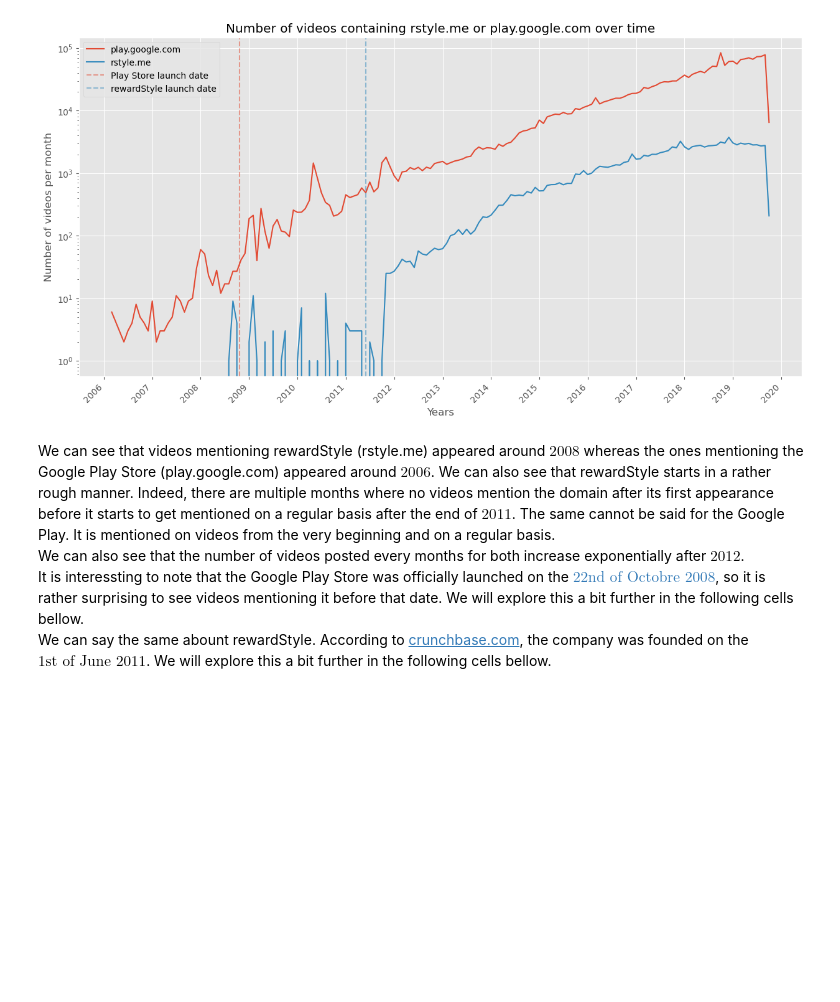
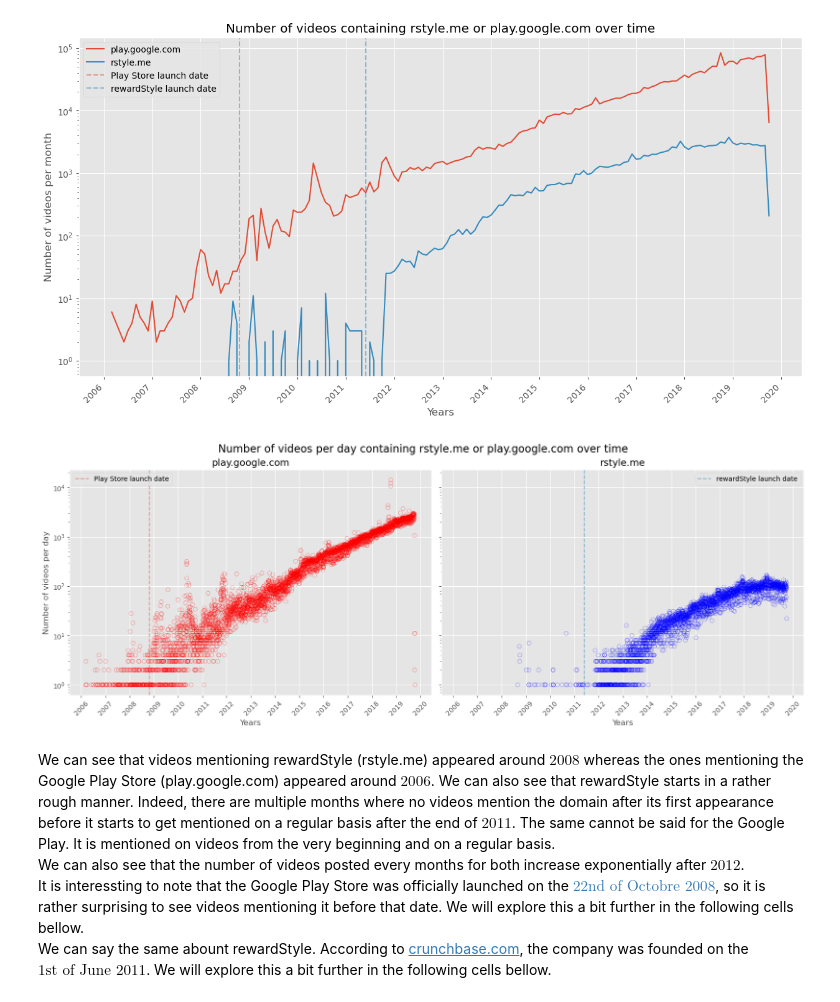
Before and after one commit to epfl-ada/ada-2022-project-fraisetagada, a Jupyter notebook: analysis/agency_analysis.ipynb, the cells around one changed output. Drawn from its saved outputs; the diff is of its cells as text; code cells hidden in the pictures; blank space fills up the shorter version.

```diff
--- a/analysis/agency_analysis.ipynb
+++ b/analysis/agency_analysis.ipynb
@@ -233,6 +236,51 @@ plt.legend()
 plt.show()
 # %% [output]
 [figure]
+# %%
+cnt_go_rs = (videos
+        .filter((videos.is_sponsored) & ((videos.domain == "rstyle.me") | (videos.domain == "play.google.com")))
+        .pandas_api()
+        .groupby(['upload_date', "domain"])
+        .size()
+        .reset_index()
+        .sort_index()
+        .rename(columns={0: "count"})
+)
+# %%
+cnt_sub_pivot = cnt_go_rs.pivot(index='upload_date', columns='domain', values='count').sort_index().fillna(0)
+# %%
+to_plot = cnt_sub_pivot.reset_index().to_pandas()
+
+fig, ax = plt.subplots(1, 2, figsize=(16, 6), sharey=True, layout="constrained")
+
+ax[0].scatter(x=to_plot["upload_date"], y=to_plot["play.google.com"], alpha=0.5, facecolors='none', edgecolors='r')
+ax[1].scatter(x=to_plot["upload_date"], y=to_plot["rstyle.me"], alpha=0.5, facecolors='none', edgecolors='b')
+plt.yscale("log")
+# Plot a red line at 2008-10-22 as it is the start of the Play Store
+ax[0].axvline(x=datetime.strptime("2008-10-22", "%Y-%m-%d"), color='C0', linestyle='--', label='Play Store launch date', alpha=0.5)
+# Plot a blue line at 2011-06-01 as it is the start of renweStyle
+ax[1].axvline(x=datetime.strptime("2011-06-01", "%Y-%m-%d"), color='C1', linestyle='--', label='rewardStyle launch date', alpha=0.5)
+# Show each year on the x-axis as dates
+ax[0].xaxis.set_major_locator(mdates.YearLocator())
+ax[1].xaxis.set_major_locator(mdates.YearLocator())
+ax[0].set_title("play.google.com")
+ax[1].set_title("rstyle.me")
+ax[0].set_xlabel("Years")
+ax[1].set_xlabel("Years")
+ax[0].set_ylabel("Number of videos per day")
+ax[0].legend(loc="upper left")
+ax[1].legend()
+
+#rotate the x-axis labels
+for ax in fig.axes:
+    plt.sca(ax)
+    plt.gca().xaxis.set_major_locator(mdates.YearLocator())
+    plt.xticks(rotation=45)
+fig.suptitle("Number of videos per day containing rstyle.me or play.google.com over time", size=16)
+plt.savefig("../images/rstyle_play_google_days.svg", format="svg")
+plt.show()
+# %% [output]
+[figure, added]
 # %% [markdown]
 We can see that videos mentioning rewardStyle (rstyle.me) appeared around $2008$ whereas the ones mentioning the Google Play Store (play.google.com) appeared around $2006$. We can also see that rewardStyle starts in a rather rough manner. Indeed, there are multiple months where no videos mention the domain after its first appearance before it starts to get mentioned on a regular basis after the end of $2011$. The same cannot be said for the Google Play. It is mentioned on videos from the very beginning and on a regular basis. \
 We can also see that the number of videos posted every months for both increase exponentially after $2012$. \
```
Also changed, not shown: parts of 17 cells of this notebook, 4 other files.
